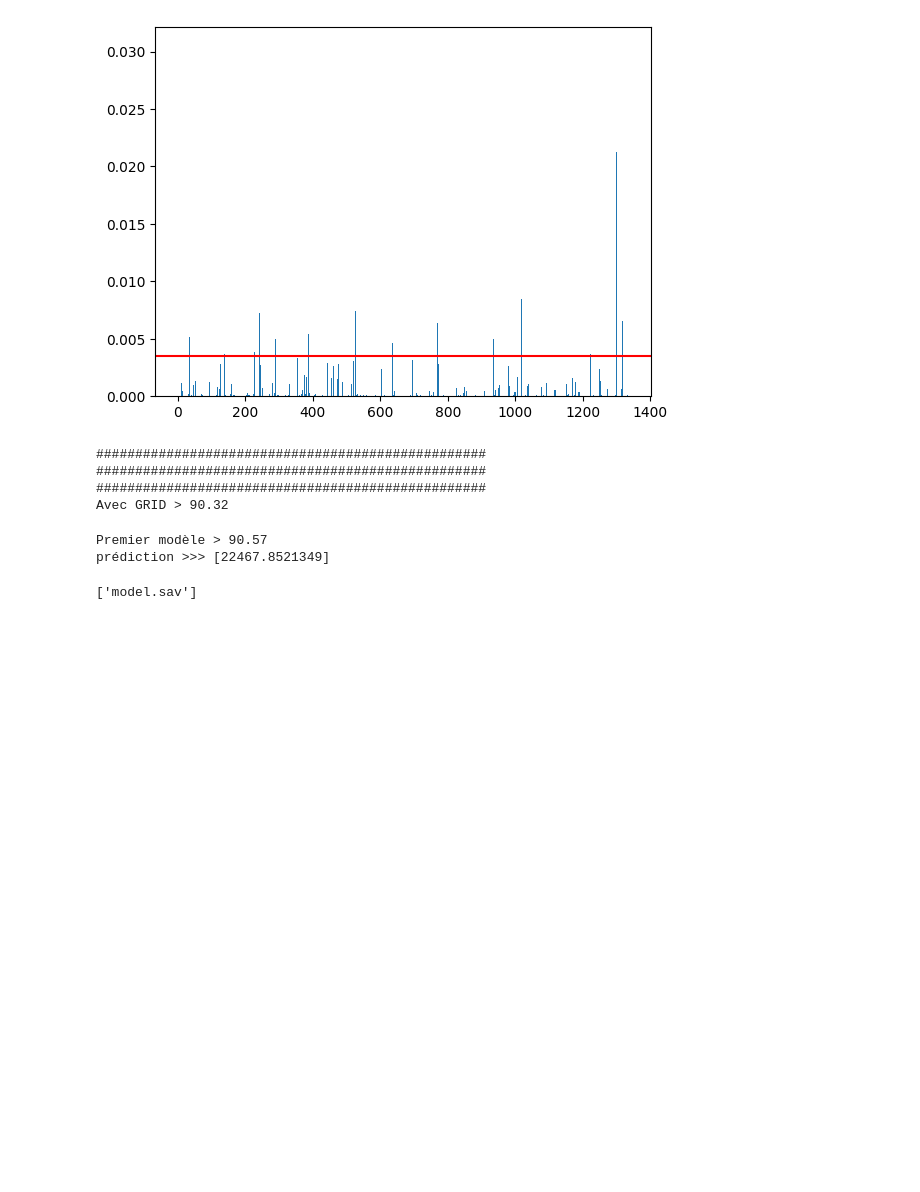
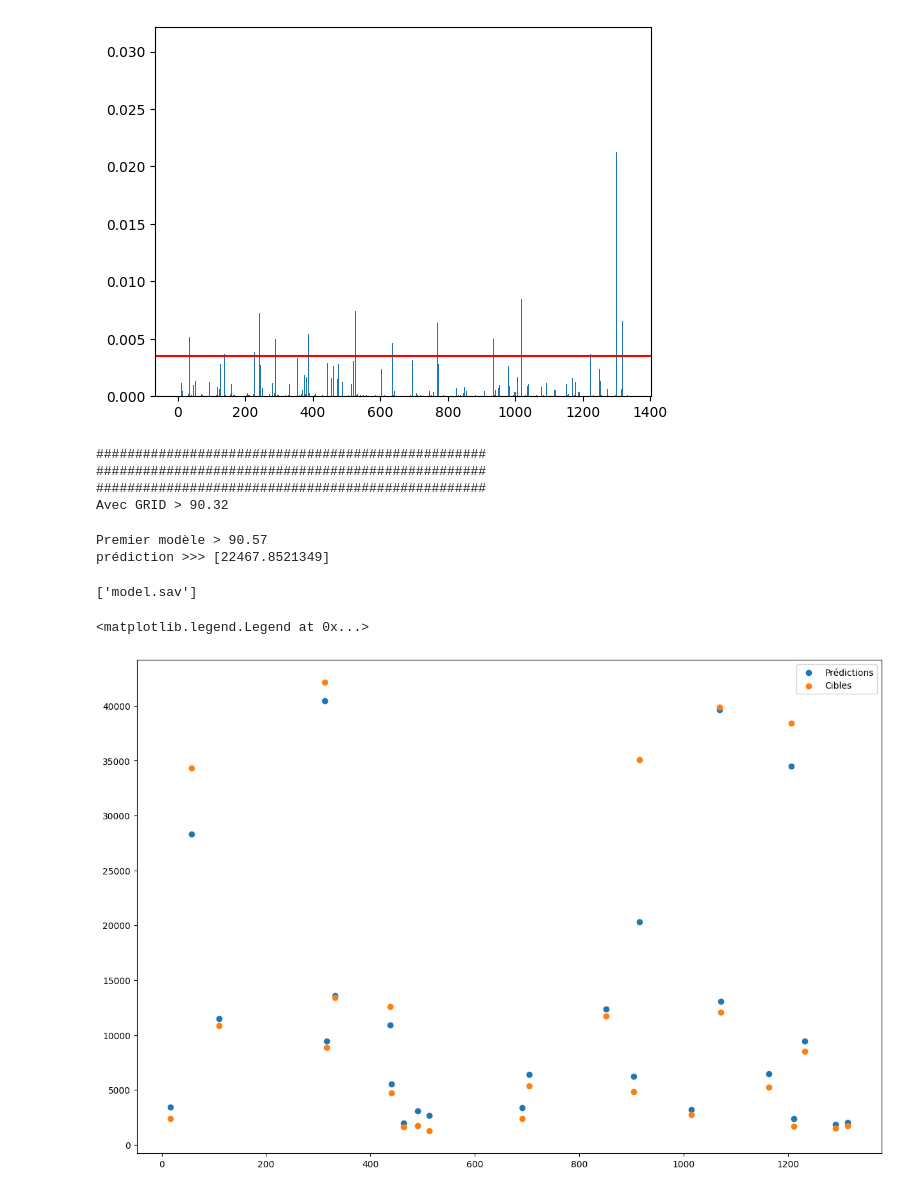
Before and after one commit to ChristianPRO1982/insurance_premium_SC, a Jupyter notebook: 3-creation_modele.ipynb, the cells around one changed output. Drawn from its saved outputs; the diff is of its cells as text; code cells hidden in the pictures; blank space fills up the shorter version.

```diff
--- a/3-creation_modele.ipynb
+++ b/3-creation_modele.ipynb
@@ -109,18 +109,18 @@ print("Premier modèle >", round(model.score(X_test, y_test)*100, 2))
 joblib.dump(model, "model.sav")
 
 # distance de cook
-n = X_train.shape[0]
-p = X_train.shape[1]
+# n = X_train.shape[0]
+# p = X_train.shape[1]
 
-X_transformed = preprocessor.fit_transform(X_train)
-col_name = preprocessor.get_feature_names_out()
+# X_transformed = preprocessor.fit_transform(X_train)
+# col_name = preprocessor.get_feature_names_out()
 
-X_transformed = pd.DataFrame(data=X_transformed, columns=col_name, index=y_train.index)
+# X_transformed = pd.DataFrame(data=X_transformed, columns=col_name, index=y_train.index)
 
-X_s = sm.add_constant(X_transformed)
-model = sm.OLS(y_train, X_s)
-results = model.fit()
-display(results.summary())
+# X_s = sm.add_constant(X_transformed)
+# model = sm.OLS(y_train, X_s)
+# results = model.fit()
+# display(results.summary())
 
 
 
@@ -263,3 +215,16 @@ Avec GRID > 90.32
 Premier modèle > 90.57
 prédiction >>> [22467.8521349]
 ['model.sav']
+# %%
+nb_val = 25
+X_test = X_test[:nb_val]
+y_test = y_test[:nb_val]
+x_model = model.predict(X_test[:nb_val])
+
+plt.figure(figsize=(15, 10))
+plt.scatter(X_test.index, x_model, label='Prédictions')
+plt.scatter(X_test.index, y_test, label='Cibles')
+plt.legend()
+# %% [output]
+<matplotlib.legend.Legend at 0x...>
+[figure, added]
```
Also changed, not shown: parts of 3 cells of this notebook.
